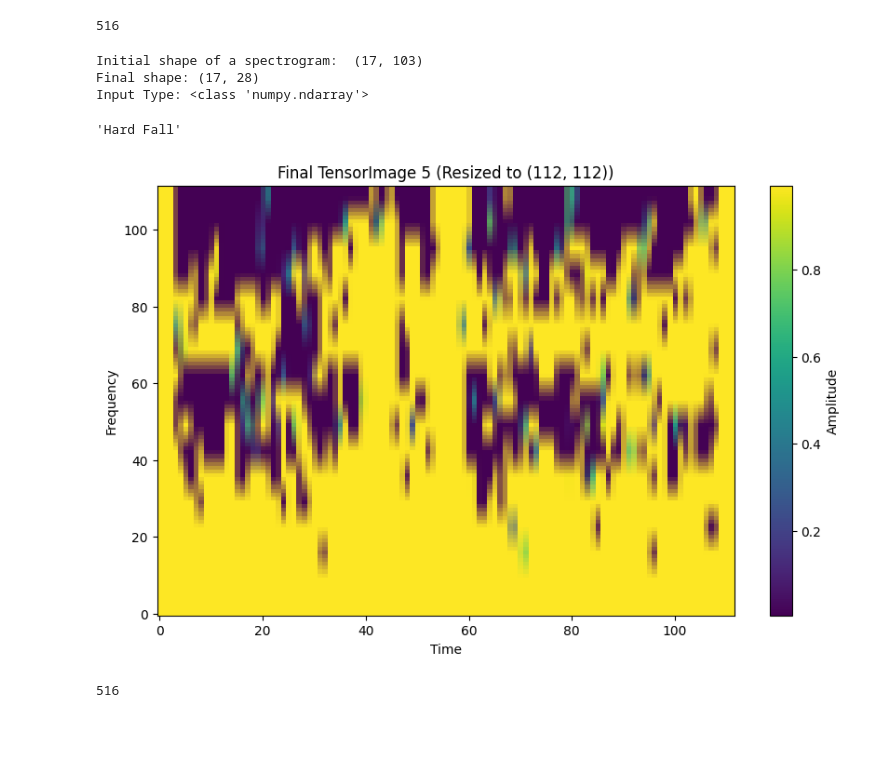
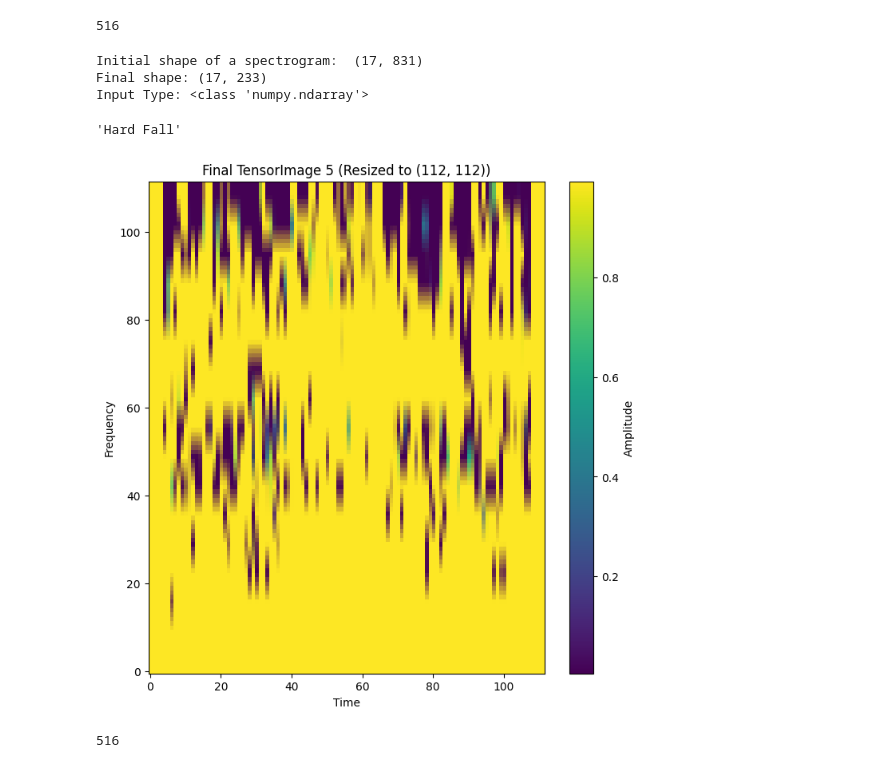
Before and after one commit to Vatnelid-Master-Project/data-analysis, a Jupyter notebook: classification.ipynb, the cells around one changed output. Drawn from its saved outputs; the diff is of its cells as text; code cells hidden in the pictures; blank space fills up the shorter version.

```diff
--- a/classification.ipynb
+++ b/classification.ipynb
@@ -17,7 +17,7 @@ import numpy as np
 from scipy.signal import ShortTimeFFT
 from scipy.signal.windows import hamming
 
-def create_spectrograms(df : pd.DataFrame, fault_category : str, SECONDS : int=4, nperseg=None, train_seconds=None, val_seconds=None, test_seconds=None, mode='train'):
+def create_spectrograms(df : pd.DataFrame, fault_category : str, SECONDS : int=2, nperseg=None, train_seconds=None, val_seconds=None, test_seconds=None, mode='train'):
     """
     Generates and returns spectrograms for specified time segments.
 
@@ -77,7 +77,7 @@ def get_8_channel_spectrogram(data, sampling_frequency = 200, nperseg = 32):
 
             col = data[column]
             w = hamming(nperseg) # Hamming window
-            Sft = ShortTimeFFT(w, hop=int(nperseg*0.25), fs=sampling_frequency, scale_to='psd')
+            Sft = ShortTimeFFT(w, hop=int(nperseg*0.05), fs=sampling_frequency, scale_to='psd')
             Sxx = Sft.spectrogram(col.values)  # calculate absolute square of STFT
             all_spectrograms.append(Sxx)
 
@@ -200,12 +200,12 @@ final_shape = (ch, cutoff_idx)
 print(f'Final shape: {final_shape}')
 print(f'Input Type: {type(all_spectograms[0])}')
 # %% [output]
-Initial shape of a spectrogram:  (17, 103)
-Final shape: (17, 28)
+Initial shape of a spectrogram:  (17, 831)
+Final shape: (17, 233)
 Input Type: <class 'numpy.ndarray'>
 # %%
 # constants you can tweak once
-FLOOR_DB   = -10.0          # dynamic‑range floor, in dB
+FLOOR_DB   = -1.0          # dynamic‑range floor, in dB
 TARGET_HW  = (112,112)     # (H, W)
 TARGET_CH = 6
 EPS = 1e-12
@@ -224,18 +224,18 @@ def create_tensor_image(i : int):
         #arr_db = np.clip(arr_db, FLOOR_DB, 0)
 
         # Scale to [0, 1]
-        #arr_01 = (arr_db - FLOOR_DB) / (-FLOOR_DB)
+        arr_01 = (arr_db - FLOOR_DB) / (-FLOOR_DB)
 
         # If spectrogram is multi-channel, convert to grayscale first
         if len(arr_db.shape) == 3:
-                arr_db = np.mean(arr_db, axis=-1)  # average across channels
+                arr_01 = np.mean(arr_db, axis=-1)  # average across channels
 
-        arr_db = arr_db[:, ::-1].copy() # flip spectrogram
+        arr_01 = arr_01[:, ::-1].copy() # flip spectrogram
 
         # Apply colormap to convert grayscale to color
         # Popular colormaps for spectrograms: 'viridis', 'plasma', 'magma', 'inferno', 'jet', 'hot'
         colormap = cm.get_cmap('viridis')  # or try 'plasma', 'magma', 'jet'
-        arr_colored = colormap(arr_db)  # This returns RGBA (H, W, 4)
+        arr_colored = colormap(arr_01)  # This returns RGBA (H, W, 4)
 
         # Convert RGBA to RGB (drop alpha channel)
         arr_rgb = arr_colored[:, :, :3]  # (H, W, 3)
@@ -254,27 +254,27 @@ all_labels[5]
 # %%
 import matplotlib.pyplot as plt
 
 tensor_img = create_tensor_image(5)
 
 # Convert back to numpy for plotting
 # TensorImage format is (C, H, W)
 img_array = tensor_img.numpy()
 
 # Convert from (C, H, W) to (H, W, C) for matplotlib
 if img_array.shape[0] == 3:  # RGB
     img_plot = np.transpose(img_array, (1, 2, 0))
 else:  # Grayscale
     img_plot = img_array[0]
 
-plt.figure(figsize=(10, 6))
+plt.figure(figsize=(8, 8))
 plt.imshow(img_plot, aspect='auto', origin='lower', cmap='viridis')
 plt.title(f'Final TensorImage {5} (Resized to {TARGET_HW})')
 plt.xlabel('Time')
 plt.ylabel('Frequency')
 plt.colorbar(label='Amplitude')
 plt.show()
 # %% [output]
-[figure, old version]
+[figure, new version]
 # %%
 def get_x(i):
     arr = all_spectograms[i]                 # expected (C, F, T)
```
Also changed, not shown: parts of 22 cells of this notebook, 2 other files.
